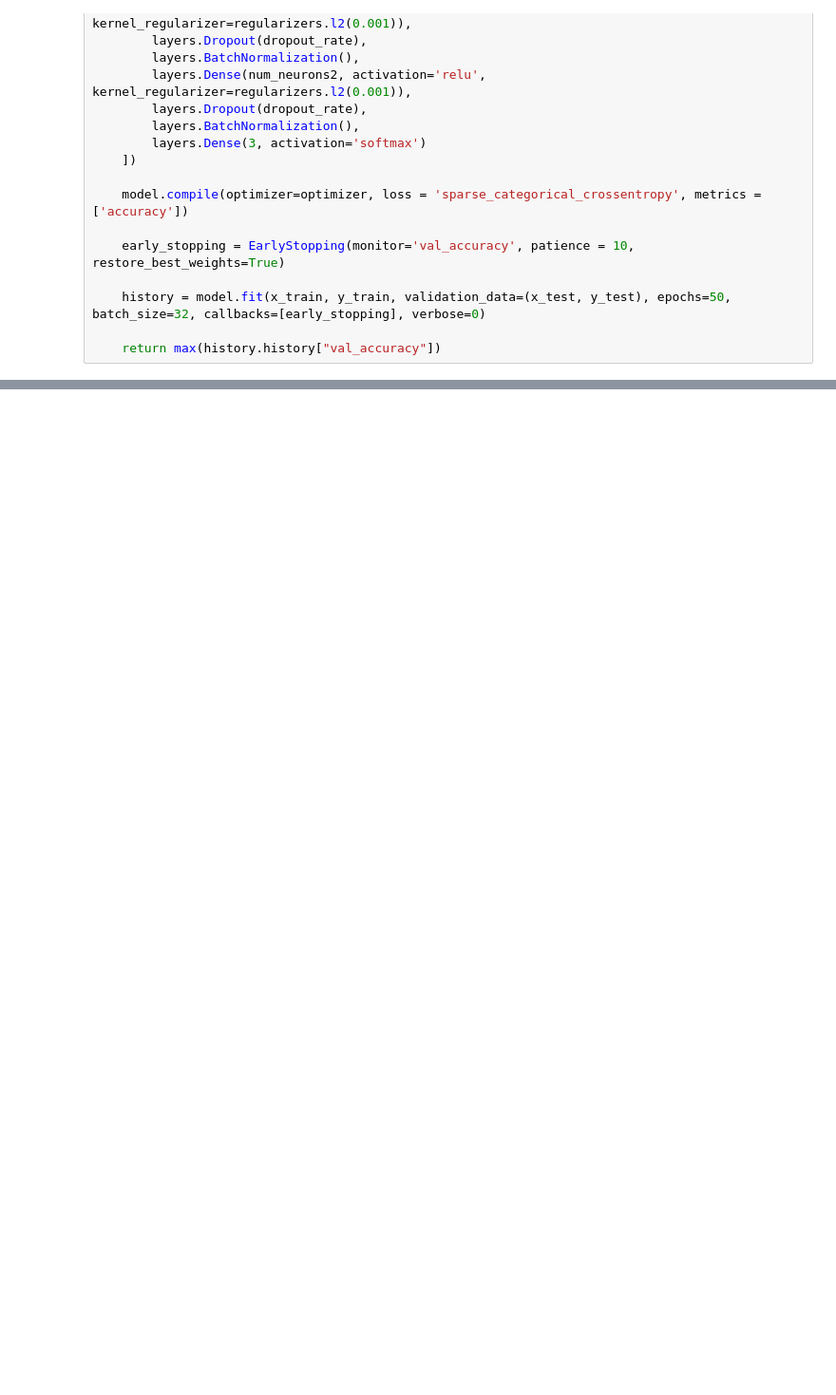
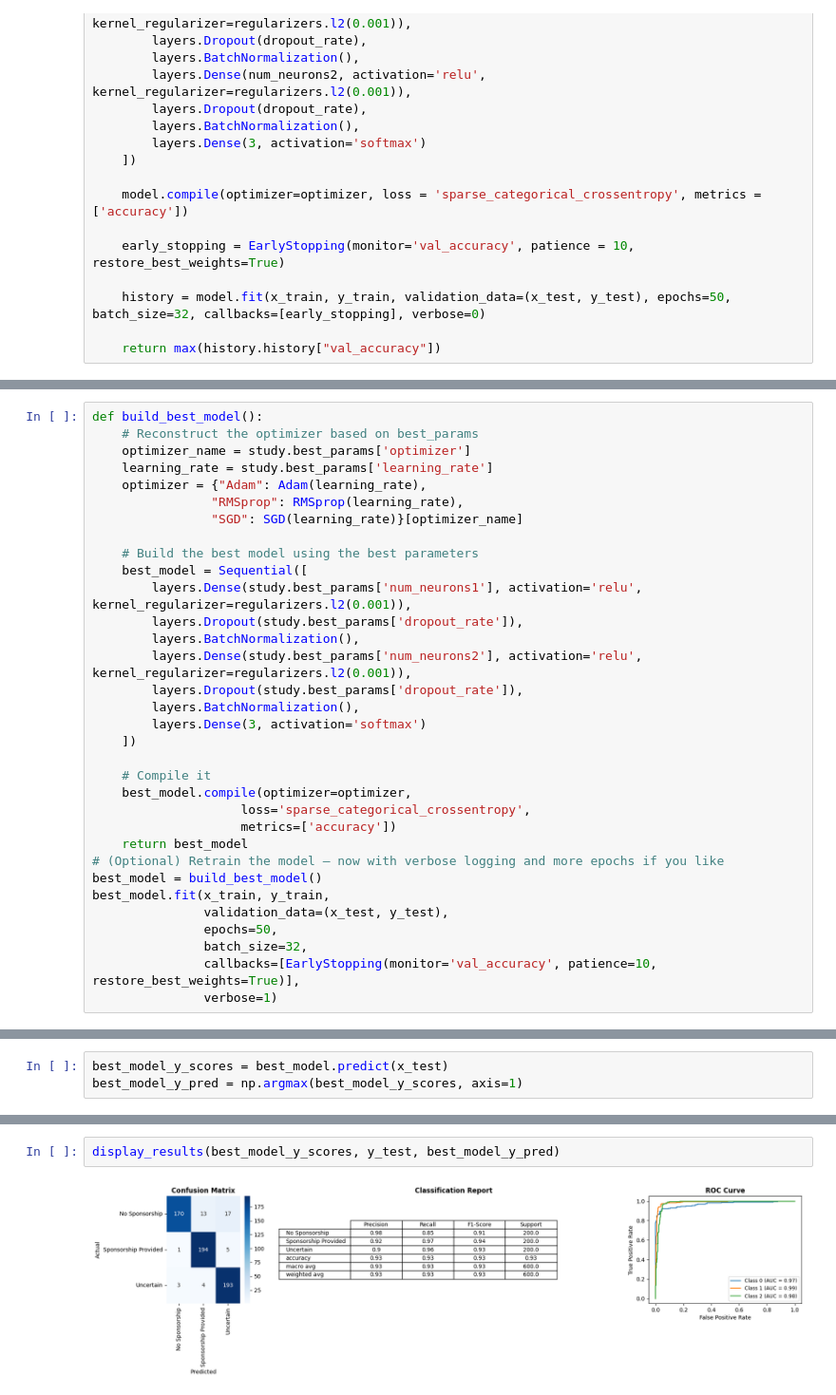
Before and after one commit to rsgGit/job-search, a Jupyter notebook: notebooks/text_classification_model.ipynb, the cells around one changed output, grey strips where cells are left out. Shown at 95% size. Drawn from its saved outputs; the diff is of its cells as text; blank space fills up the shorter version.

```diff
--- a/notebooks/text_classification_model.ipynb
+++ b/notebooks/text_classification_model.ipynb
@@ -583,0 +643,33 @@ KeyboardInterrupt:
+# %%
+def build_best_model():
+    # Reconstruct the optimizer based on best_params
+    optimizer_name = study.best_params['optimizer']
+    learning_rate = study.best_params['learning_rate']
+    optimizer = {"Adam": Adam(learning_rate),
+                "RMSprop": RMSprop(learning_rate),
+                "SGD": SGD(learning_rate)}[optimizer_name]
+
+    # Build the best model using the best parameters
+    best_model = Sequential([
+        layers.Dense(study.best_params['num_neurons1'], activation='relu', kernel_regularizer=regularizers.l2(0.001)),
+        layers.Dropout(study.best_params['dropout_rate']),
+        layers.BatchNormalization(),
+        layers.Dense(study.best_params['num_neurons2'], activation='relu', kernel_regularizer=regularizers.l2(0.001)),
+        layers.Dropout(study.best_params['dropout_rate']),
+        layers.BatchNormalization(),
+        layers.Dense(3, activation='softmax')
+    ])
+
+    # Compile it
+    best_model.compile(optimizer=optimizer,
+                    loss='sparse_categorical_crossentropy',
+                    metrics=['accuracy'])
+    return best_model
+# (Optional) Retrain the model — now with verbose logging and more epochs if you like
+best_model = build_best_model()
+best_model.fit(x_train, y_train,
+               validation_data=(x_test, y_test),
+               epochs=50,
+               batch_size=32,
+               callbacks=[EarlyStopping(monitor='val_accuracy', patience=10, restore_best_weights=True)],
+               verbose=1)
@@ -583,0 +695,3 @@ KeyboardInterrupt:
+# %%
+best_model_y_scores = best_model.predict(x_test)
+best_model_y_pred = np.argmax(best_model_y_scores, axis=1)
@@ -583,0 +700,4 @@ KeyboardInterrupt:
+# %%
+display_results(best_model_y_scores, y_test, best_model_y_pred)
+# %% [output]
+[figure, added]
```
Also changed, not shown: parts of 28 cells of this notebook, 1 other file.
